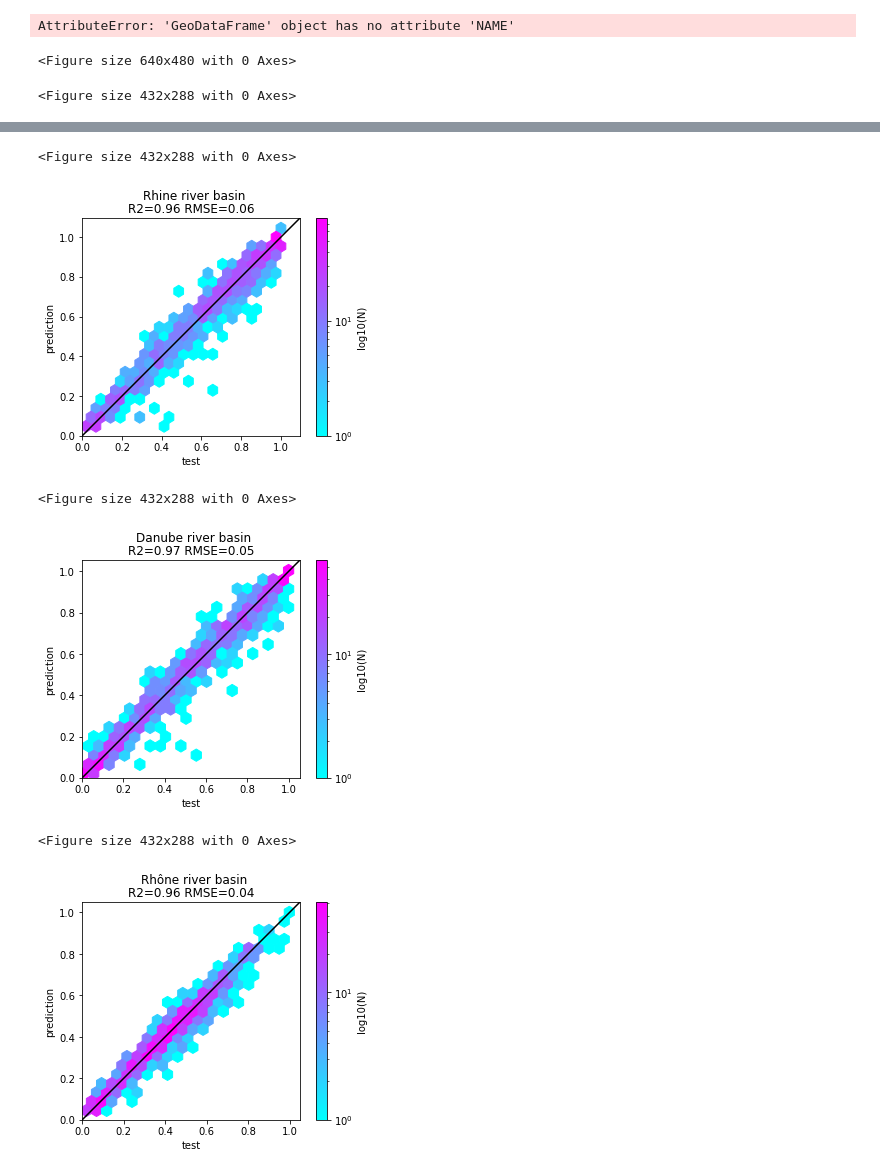
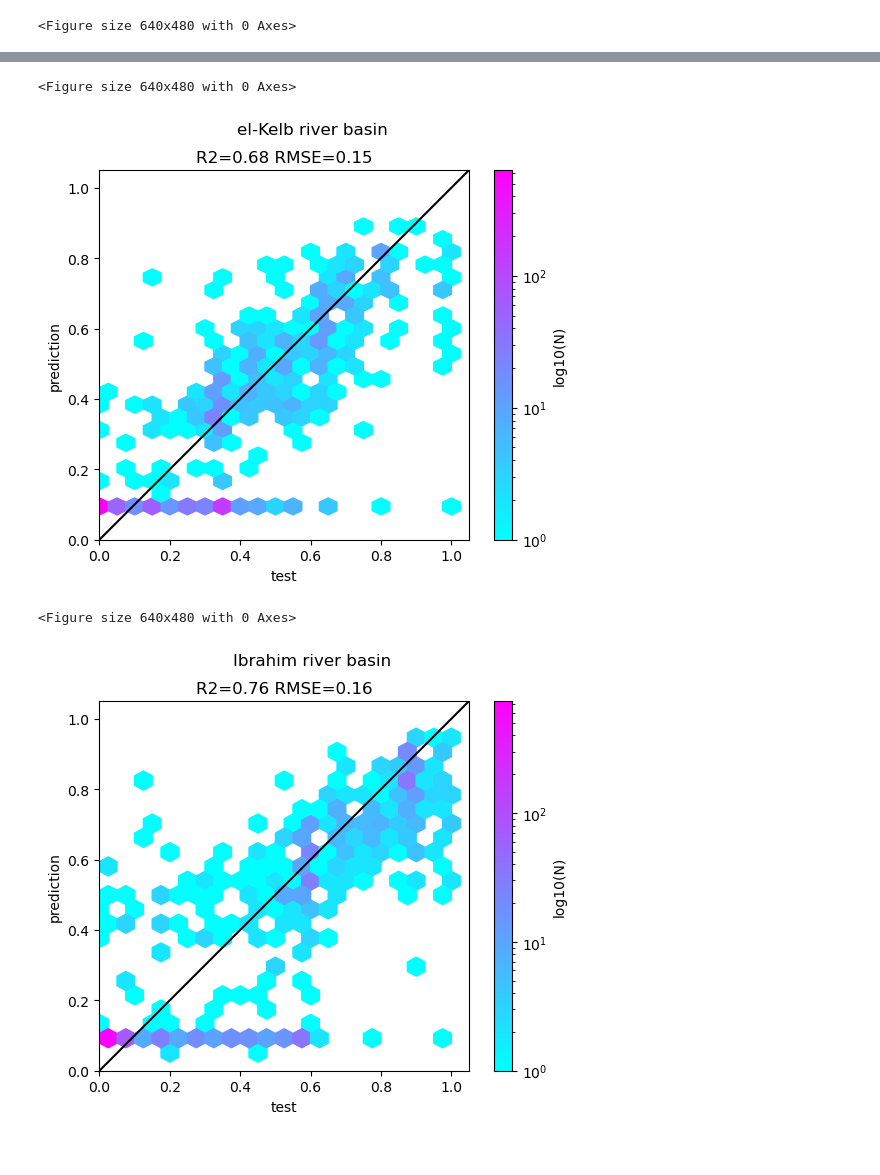
Before and after one commit to Rami-ismail/FYP_SnowCoveredArea, a Jupyter notebook: trainScfBasin.ipynb, the cells around one changed output, grey strips where cells are left out. Cells and saved outputs as stored; diff of their text form; code cells hidden in the pictures.

Commit message:
update basin-wise training notebook

```diff
--- a/trainScfBasin.ipynb
+++ b/trainScfBasin.ipynb
@@ -74,0 +66,3 @@ LebanonAOI.plot()
+# %%
+sf = gpd.read_file('shp/LebanonCatchments/LebanonCatchments.shp')
+sf.plot();
@@ -75,9 +71,8 @@ LebanonAOI.plot()
 # %%
 dsFullExtent = None
-# correct CRS of UERRA dataset is
-crs = "+proj=lcc +lat_1=33 +lat_0=33 +lon_0=36 +a=760000 +b=760000 +units=m +x_0=380000 +y_0=3800000"
-#dsFullExtent = xr.open_mfdataset('snd_UERRA_MESCAN_SURFEX_1961_2018_alps/snd_UERRA_MESCAN_SURFEX_day_2*.nc')
-dsFullExtent = xr.open_mfdataset('.\DataExport\Lebanon-Snow-Cover-Data\*.nc')
+# correct CRS of ERA5 dataset is
+crs ="+proj=longlat +datum=WGS84 +no_defs"
+dsFullExtent = xr.open_mfdataset('./DataExport/Lebanon-Snow-Cover-Data/*.nc')
 dsFullExtent.rio.write_crs(crs, inplace=True)
 dsFullExtent.sde.mean(dim='time').plot(robust=True);
 # %% [output]
@@ -85,23 +80,12 @@ dsFullExtent.sde.mean(dim='time').plot(robust=True);
-# %%
-for ibv in range(0,len(sf)):
-    fig = plt.figure()
-    bv = sf.loc[[ibv]]
-    bvname = bv.NAME.values[0]
-    ds = dsFullExtent.rio.clip(bv.geometry.values, bv.crs)
-    ds.sde.mean(dim='time').plot(robust=True)
-    plt.title('Mean UERRA snow depth - {} river basin'.format(bvname));
-# %% [output]
-AttributeError: 'GeoDataFrame' object has no attribute 'NAME'
-<Figure size 640x480 with 0 Axes>
 # %%
 for ibv in range(0,len(sf)):
     bv = sf.loc[[ibv]]
     bvname = bv.BASINNAME.values[0]
     fig = plt.figure()
-    ds = dsFullExtent.rio.clip(bv.geometry.values, bv.crs)
-    f = '{}Scf01July5d'.format(bvname)
+    ds = dsFullExtent #.rio.clip(bv.geometry.values, bv.crs)
+    f = '{}'.format(bvname)
     # create date and scf arrays from Modis csv
-    dfscf = pd.read_csv('Modis/{}.csv'.format(f), index_col=0, decimal='.')
+    dfscf = pd.read_csv('Modis/LebanonBasins/{}.csv'.format(f), index_col=0, decimal='.')
     #dfscf = pd.read_csv('Modis/AlpsScf01July.csv', index_col=0)
     doy = dfscf.index
     dfdate = pd.DataFrame([pd.to_datetime(doy-1, unit='D', origin=str(y)) for y in dfscf.columns]).transpose()
@@ -112,8 +96,8 @@ for ibv in range(0,len(sf)):
     # Make Y dataframe with SCF values to predict
     Y = pd.concat([dates,scf], axis=1, keys=['dates','scf'])
     Y.dropna(inplace=True)
-    # Use date at 6h as index to match Uerra convention
-    Y.index = [d.replace(hour=6)  for d in Y.dates] #.to_datetime64()
+    # Use date at 10h as index to match ERA5
+    Y.index = [d.replace(hour=10)  for d in Y.dates] #.to_datetime64()
 
     # create datesSel vector containing matching dates from both datasets
     datesSel = list(set(Y.index.values).intersection(ds.time.values))
@@ -121,7 +105,7 @@ for ibv in range(0,len(sf)):
     # reduce UERRA dataset to these dates
     dsSel = ds.sel(time=datesSel)
     # Make X array with predictors
-    X = dsSel['snd'].values.reshape(len(datesSel),-1)
+    X = dsSel['sde'].values.reshape(len(datesSel),-1)
     # remove nodata [TODO: APPLY MODIS AOI MASK]
     ix = np.all(np.isnan(X),axis=0)
     # This is the array of training data (snow depth of every cell)
@@ -135,4 +119,4 @@ for ibv in range(0,len(sf)):
     with open('mod2{}.pickle'.format(f), 'wb') as handle:
         pickle.dump(mod2, handle)
 # %% [output]
-<Figure size 432x288 with 0 Axes>
+<Figure size 640x480 with 0 Axes>
@@ -140,9 +124,7 @@ for ibv in range(0,len(sf)):
-<Figure size 432x288 with 0 Axes>
+<Figure size 640x480 with 0 Axes>
-[figure, old version]
+[figure, new version]
-<Figure size 432x288 with 0 Axes>
+<Figure size 640x480 with 0 Axes>
-[figure, old version]
+[figure, new version]
-<Figure size 432x288 with 0 Axes>
-[figure, removed]
 # %%
 xmod2 = mod2.predict(X)
 for year in range(2004,2005):
```
Also changed, not shown: parts of 5 cells of this notebook.
